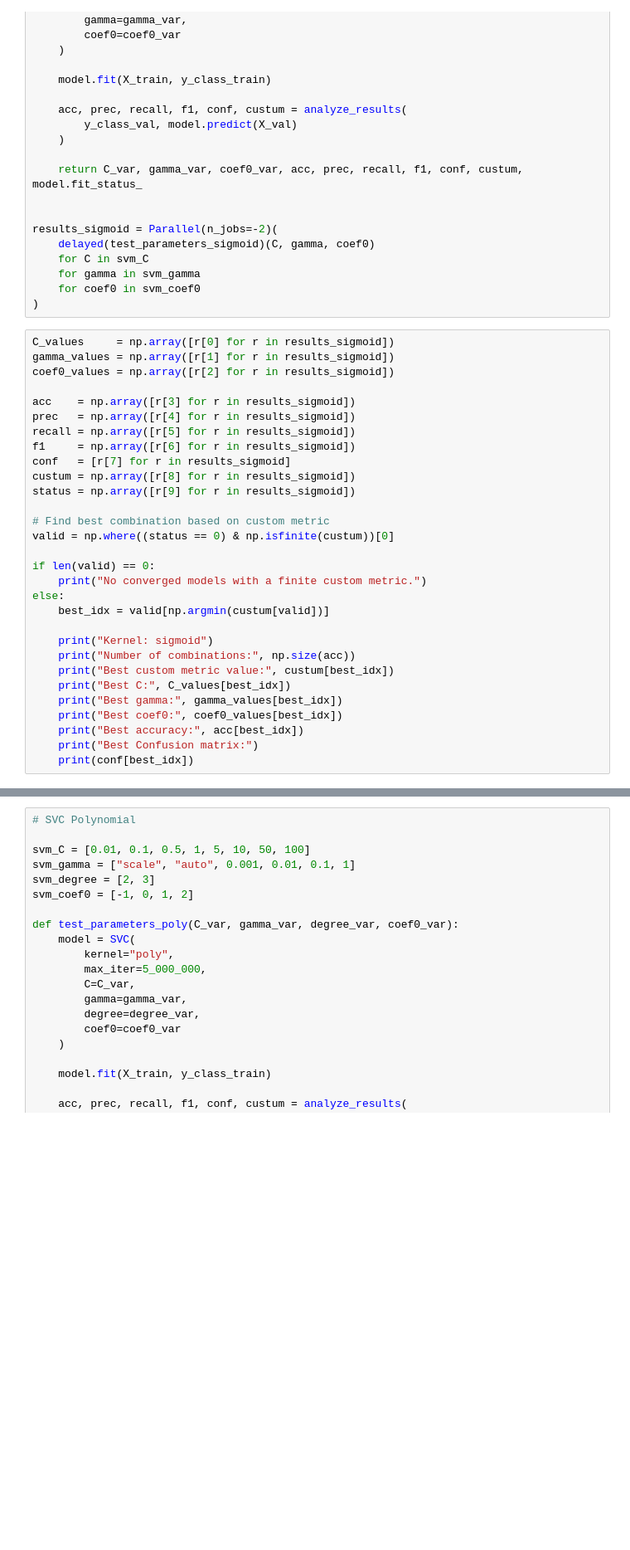
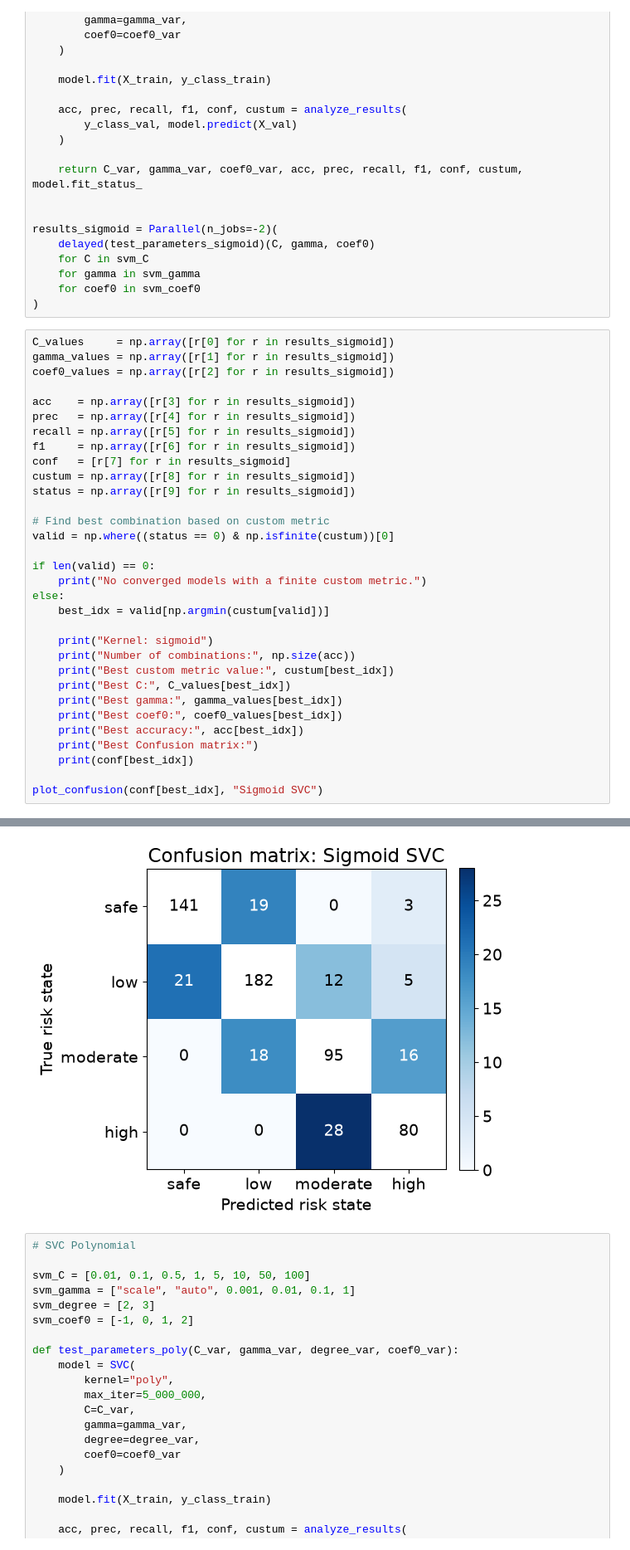
Before and after one commit to Hephaestois/ML4EE_project, a Jupyter notebook: risk_state_estimation.ipynb, the cells around one changed output, grey strips where cells are left out. Shown at 83% size. Drawn from its saved outputs; the diff is of its cells as text; blank space fills up the shorter version.

```diff
--- a/risk_state_estimation.ipynb
+++ b/risk_state_estimation.ipynb
@@ -364,33 +426,36 @@ status = np.array([r[9] for r in results_sigmoid])
 # Find best combination based on custom metric
 valid = np.where((status == 0) & np.isfinite(custum))[0]
 
 if len(valid) == 0:
     print("No converged models with a finite custom metric.")
 else:
     best_idx = valid[np.argmin(custum[valid])]
 
     print("Kernel: sigmoid")
     print("Number of combinations:", np.size(acc))
     print("Best custom metric value:", custum[best_idx])
     print("Best C:", C_values[best_idx])
     print("Best gamma:", gamma_values[best_idx])
     print("Best coef0:", coef0_values[best_idx])
     print("Best accuracy:", acc[best_idx])
     print("Best Confusion matrix:")
     print(conf[best_idx])
+
+plot_confusion(conf[best_idx], "Sigmoid SVC")
 # %% [output]
 Kernel: sigmoid
 Number of combinations: 240
 Best custom metric value: 0.47580645161290325
 Best C: 100.0
 Best gamma: 0.01
 Best coef0: -1
 Best accuracy: 0.8032258064516129
 Best Confusion matrix:
 [[141  19   0   3]
  [ 21 182  12   5]
  [  0  18  95  16]
  [  0   0  28  80]]
+[figure, added]
 # %%
 # SVC Polynomial
 
```
Also changed, not shown: parts of 11 cells of this notebook, 19 other files.
